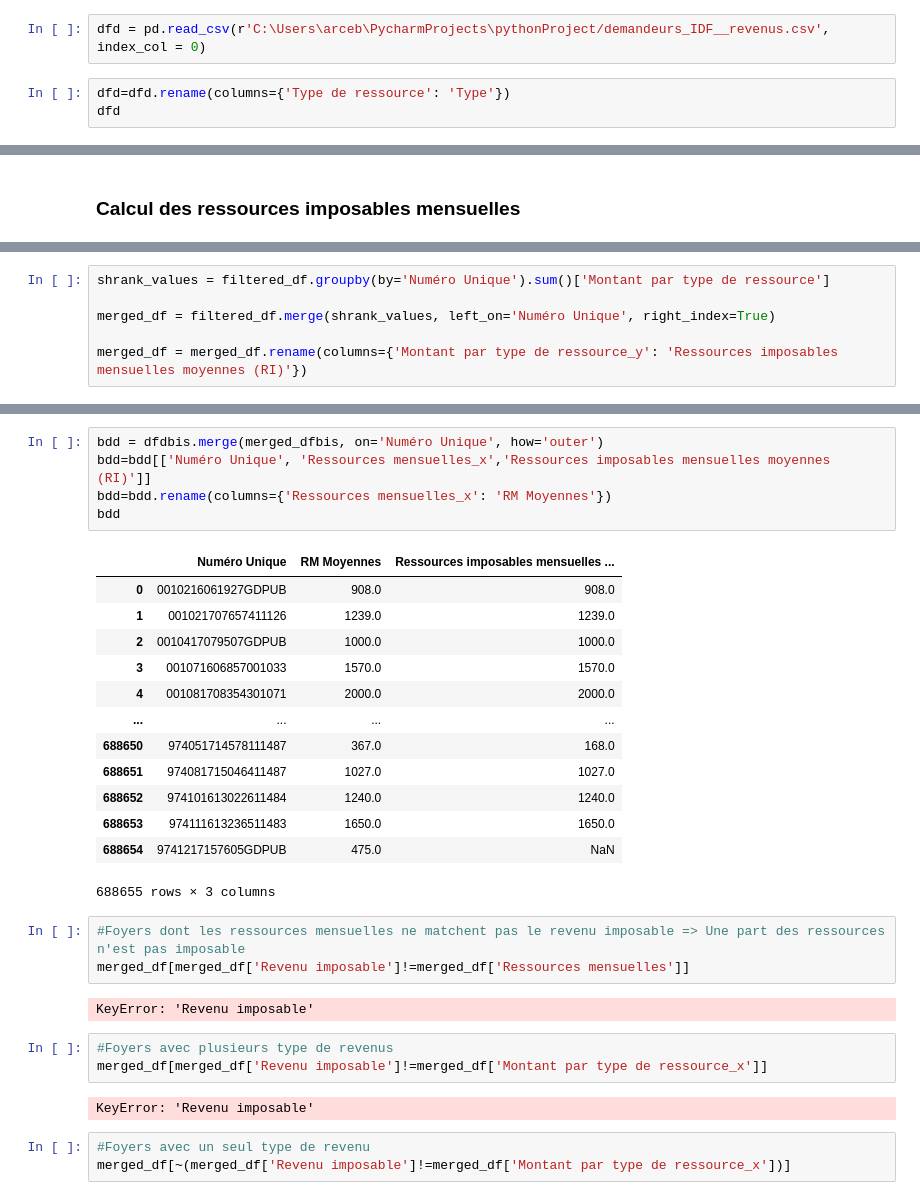
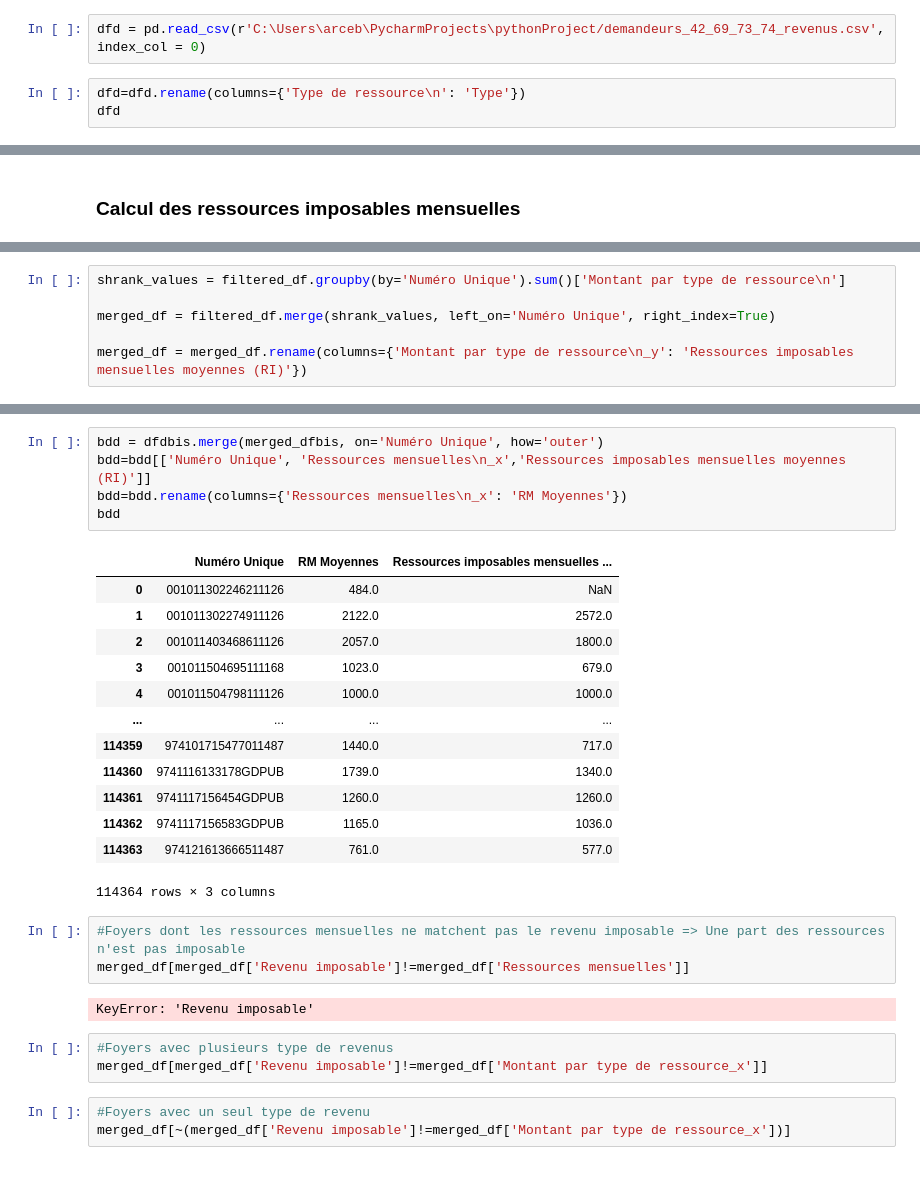
Before and after one commit to cmllbll/Social-Housing-in-France, a Jupyter notebook: Tableaux.ipynb, the cells around one changed output, grey strips where cells are left out. Drawn from its saved outputs; the diff is of its cells as text.

```diff
--- a/Tableaux.ipynb
+++ b/Tableaux.ipynb
@@ -6,8 +6,8 @@ from tqdm import tqdm
 # %%
 import seaborn as sns
 # %%
-dfd = pd.read_csv(r'C:\Users\arceb\PycharmProjects\pythonProject/demandeurs_IDF__revenus.csv', index_col = 0)
+dfd = pd.read_csv(r'C:\Users\arceb\PycharmProjects\pythonProject/demandeurs_42_69_73_74_revenus.csv', index_col = 0)
 # %%
-dfd=dfd.rename(columns={'Type de ressource': 'Type'})
+dfd=dfd.rename(columns={'Type de ressource\n': 'Type'})
 dfd
 # %% [output]
@@ -72,9 +69,9 @@ filtered_df
 # %%
-shrank_values = filtered_df.groupby(by='Numéro Unique').sum()['Montant par type de ressource']
+shrank_values = filtered_df.groupby(by='Numéro Unique').sum()['Montant par type de ressource\n']
 
 merged_df = filtered_df.merge(shrank_values, left_on='Numéro Unique', right_index=True)
 
-merged_df = merged_df.rename(columns={'Montant par type de ressource_y': 'Ressources imposables mensuelles moyennes (RI)'})
+merged_df = merged_df.rename(columns={'Montant par type de ressource\n_y': 'Ressources imposables mensuelles moyennes (RI)'})
 # %%
 merged_df
 # %% [output]
@@ -113,22 +108,22 @@ merged_dfbis
 # %%
 bdd = dfdbis.merge(merged_dfbis, on='Numéro Unique', how='outer')
-bdd=bdd[['Numéro Unique', 'Ressources mensuelles_x','Ressources imposables mensuelles moyennes (RI)']]
-bdd=bdd.rename(columns={'Ressources mensuelles_x': 'RM Moyennes'})
+bdd=bdd[['Numéro Unique', 'Ressources mensuelles\n_x','Ressources imposables mensuelles moyennes (RI)']]
+bdd=bdd.rename(columns={'Ressources mensuelles\n_x': 'RM Moyennes'})
 bdd
 # %% [output]
 |  | Numéro Unique | RM Moyennes | Ressources imposables mensuelles ... |
-| 0 | 0010216061927GDPUB | 908.0 | 908.0 |
-| 1 | 001021707657411126 | 1239.0 | 1239.0 |
-| 2 | 0010417079507GDPUB | 1000.0 | 1000.0 |
-| 3 | 001071606857001033 | 1570.0 | 1570.0 |
-| 4 | 001081708354301071 | 2000.0 | 2000.0 |
+| 0 | 001011302246211126 | 484.0 | NaN |
+| 1 | 001011302274911126 | 2122.0 | 2572.0 |
+| 2 | 001011403468611126 | 2057.0 | 1800.0 |
+| 3 | 001011504695111168 | 1023.0 | 679.0 |
+| 4 | 001011504798111126 | 1000.0 | 1000.0 |
 | ... | ... | ... | ... |
-| 688650 | 974051714578111487 | 367.0 | 168.0 |
-| 688651 | 974081715046411487 | 1027.0 | 1027.0 |
-| 688652 | 974101613022611484 | 1240.0 | 1240.0 |
-| 688653 | 974111613236511483 | 1650.0 | 1650.0 |
-| 688654 | 9741217157605GDPUB | 475.0 | NaN |
+| 114359 | 974101715477011487 | 1440.0 | 717.0 |
+| 114360 | 9741116133178GDPUB | 1739.0 | 1340.0 |
+| 114361 | 9741117156454GDPUB | 1260.0 | 1260.0 |
+| 114362 | 9741117156583GDPUB | 1165.0 | 1036.0 |
+| 114363 | 974121613666511487 | 761.0 | 577.0 |
-688655 rows × 3 columns
+114364 rows × 3 columns
 # %%
 #Foyers dont les ressources mensuelles ne matchent pas le revenu imposable => Une part des ressources n'est pas imposable
 merged_df[merged_df['Revenu imposable']!=merged_df['Ressources mensuelles']]
@@ -137,8 +132,6 @@ KeyError: 'Revenu imposable'
 # %%
 #Foyers avec plusieurs type de revenus
 merged_df[merged_df['Revenu imposable']!=merged_df['Montant par type de ressource_x']]
-# %% [output]
-KeyError: 'Revenu imposable'
 # %%
 #Foyers avec un seul type de revenu
 merged_df[~(merged_df['Revenu imposable']!=merged_df['Montant par type de ressource_x'])]
```
Also changed, not shown: parts of 43 cells of this notebook, 1 other file.
